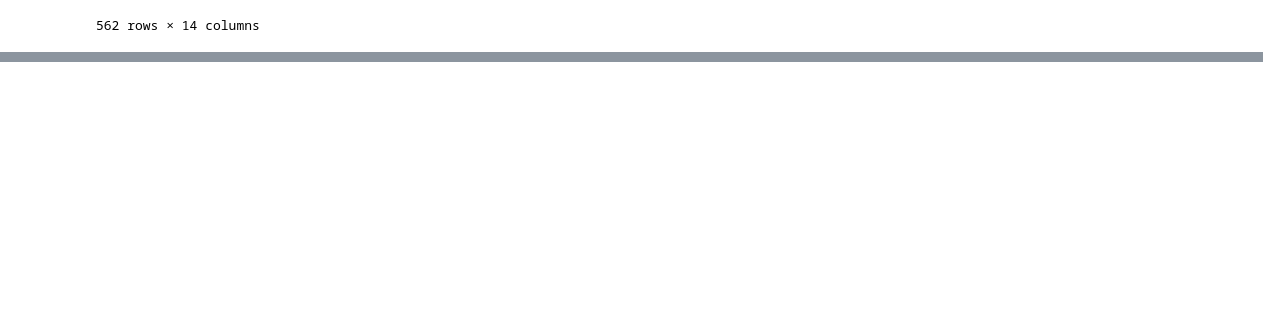
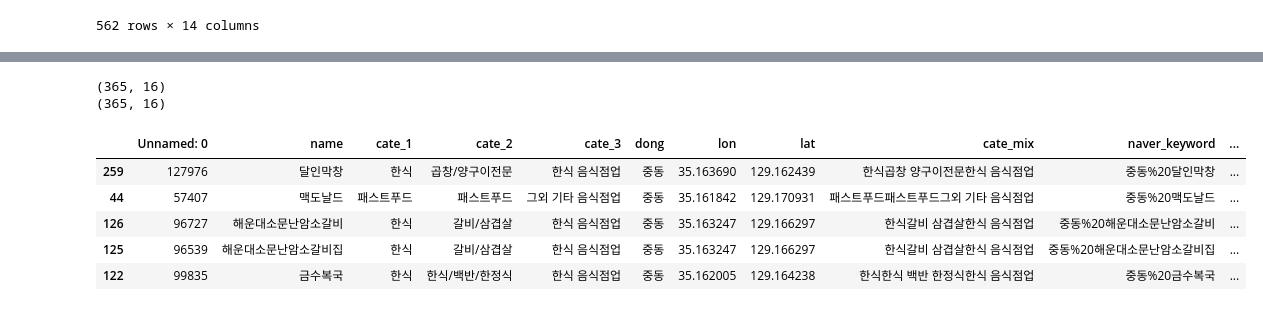
Before and after one commit to Huiseop123/AI_Section3_Project, a Jupyter notebook: main.ipynb, the cells around one changed output, grey strips where cells are left out. Drawn from its saved outputs; the diff is of its cells as text; code cells hidden in the pictures; blank space fills up the shorter version.

```diff
--- a/main.ipynb
+++ b/main.ipynb
@@ -558,0 +536,56 @@ odf.to_excel("odf2.xlsx")
+# %%
+
+odf2 = pd.read_excel('D:/AIB/AI_Section3_Project/crawling/' + 'odf2.xlsx')
+# %%
+
+print(odf2.shape)
+odf2=odf2.dropna(axis=0)
+print(odf2.shape)
+# %% [output]
+(365, 16)
+(365, 16)
+# %%
+count_vect_category = CountVectorizer(min_df=0, ngram_range=(1,2))
+place_category = count_vect_category.fit_transform(odf2['cate_mix'])
+place_simi_cate = cosine_similarity(place_category, place_category)
+place_simi_cate_sorted_ind = place_simi_cate.argsort()[:, ::-1]
+# %%
+
+# 별점 평균, 수 같은 데이터 역시 스트링 타입으로 크롤링이 되었으므로 numeric으로 바꿔줍니다.
+odf2[['naver_blog_review_qty', 'naver_star_point', 'visitor_review', 'office_review']] = odf2[['naver_blog_review_qty', 'naver_star_point', 'visitor_review', 'office_review']].apply(pd.to_numeric)
+# %%
+
+place_simi_co = (
+                + place_simi_cate * 1.3 # 공식 1. 카테고리 유사도
+                + np.repeat([odf2['naver_blog_review_qty'].values], len(odf2['naver_blog_review_qty']) , axis=0) * 0.3  # 공식 2. 블로그 리뷰가 얼마나 많이 올라왔는지
+                + np.repeat([odf2['naver_star_point'].values], len(odf2['naver_star_point']) , axis=0) * 1           # 공식 3. 블로그 별점이 얼마나 높은지
+                + np.repeat([odf2['visitor_review'].values], len(odf2['visitor_review']) , axis=0) * 0.5    # 공식 4. 방문자 리뷰가 얼마나 많이 됐는지
+                + np.repeat([odf2['office_review'].values], len(odf2['office_review']) , axis=0) * 0.1 # 공식 5. 방문자 리뷰가 얼마나 많이 됐는지
+                )
+
+
+
+# 아래 place_simi_co_sorted_ind 는 그냥 바로 사용하면 됩니다.
+place_simi_co_sorted_ind = place_simi_co.argsort()[:, ::-1]
+
+
+# 최종 구현 함수
+def find_simi_place(odf2, sorted_ind, place_name, top_n=10):
+
+    place_title = odf2[odf2['name'] == place_name]
+    place_index = place_title.index.values
+    similar_indexes = sorted_ind[place_index, :(top_n)]
+    similar_indexes = similar_indexes.reshape(-1)
+    return odf2.iloc[similar_indexes]
+
+
+# 상도국수를 포함해 5개 업체를 뽑아봅시다.
+
+find_simi_place(odf2, place_simi_co_sorted_ind, '오페라하우스', 5)
+# %% [output]
+|  | Unnamed: 0 | name | cate_1 | cate_2 | cate_3 | dong | lon | lat | cate_mix | naver_keyword | ... |
+| 259 | 127976 | 달인막창 | 한식 | 곱창/양구이전문 | 한식 음식점업 | 중동 | 35.163690 | 129.162439 | 한식곱창 양구이전문한식 음식점업 | 중동%20달인막창 | ... |
+| 44 | 57407 | 맥도날드 | 패스트푸드 | 패스트푸드 | 그외 기타 음식점업 | 중동 | 35.161842 | 129.170931 | 패스트푸드패스트푸드그외 기타 음식점업 | 중동%20맥도날드 | ... |
+| 126 | 96727 | 해운대소문난암소갈비 | 한식 | 갈비/삼겹살 | 한식 음식점업 | 중동 | 35.163247 | 129.166297 | 한식갈비 삼겹살한식 음식점업 | 중동%20해운대소문난암소갈비 | ... |
+| 125 | 96539 | 해운대소문난암소갈비집 | 한식 | 갈비/삼겹살 | 한식 음식점업 | 중동 | 35.163247 | 129.166297 | 한식갈비 삼겹살한식 음식점업 | 중동%20해운대소문난암소갈비집 | ... |
+| 122 | 99835 | 금수복국 | 한식 | 한식/백반/한정식 | 한식 음식점업 | 중동 | 35.162005 | 129.164238 | 한식한식 백반 한정식한식 음식점업 | 중동%20금수복국 | ... |
```
Also changed, not shown: parts of 10 cells of this notebook, 12 other files.
